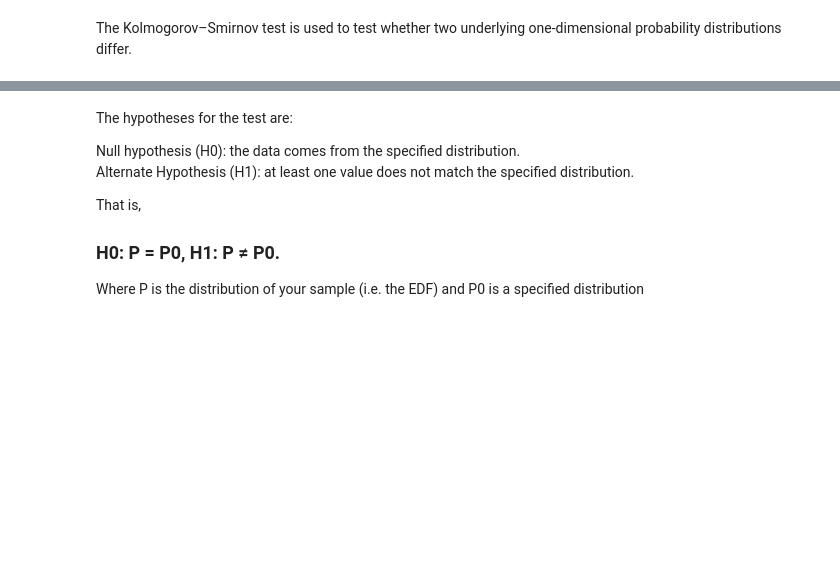
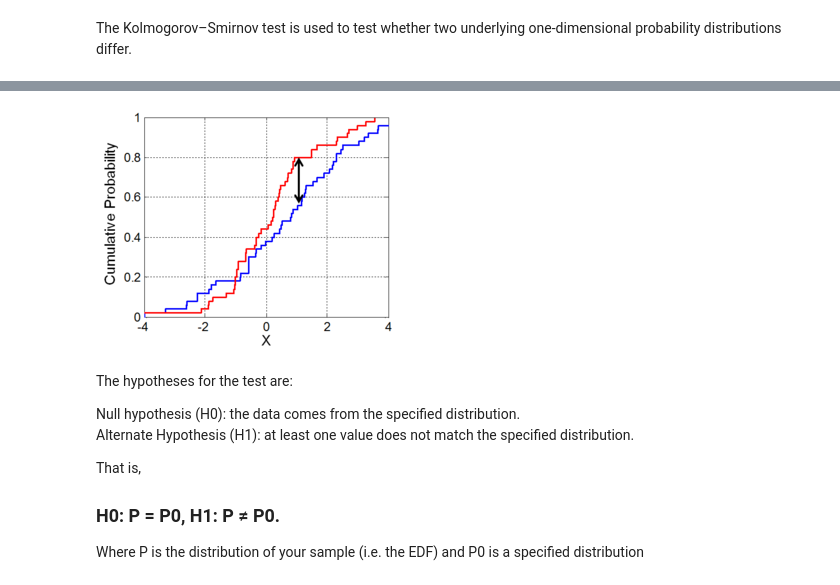
Before and after one commit to utksh/Probability-Statistics-for-Machine-Learning, a Jupyter notebook: K-S+Test.ipynb, the cells around one changed output, grey strips where cells are left out. Drawn from its saved outputs; the diff is of its cells as text; code cells hidden in the pictures; blank space fills up the shorter version.

```diff
--- a/K-S+Test.ipynb
+++ b/K-S+Test.ipynb
@@ -7,3 +5,8 @@ The Kolmogorov–Smirnov test is used to test whether two underlying one-dimensi
+# %%
+from IPython.display import Image
+Image(filename='300px-KS2_Example.png')
+# %% [output]
+[figure, added]
 # %% [markdown]
 The hypotheses for the test are:
 
```
Also changed, not shown: parts of 8 cells of this notebook.
